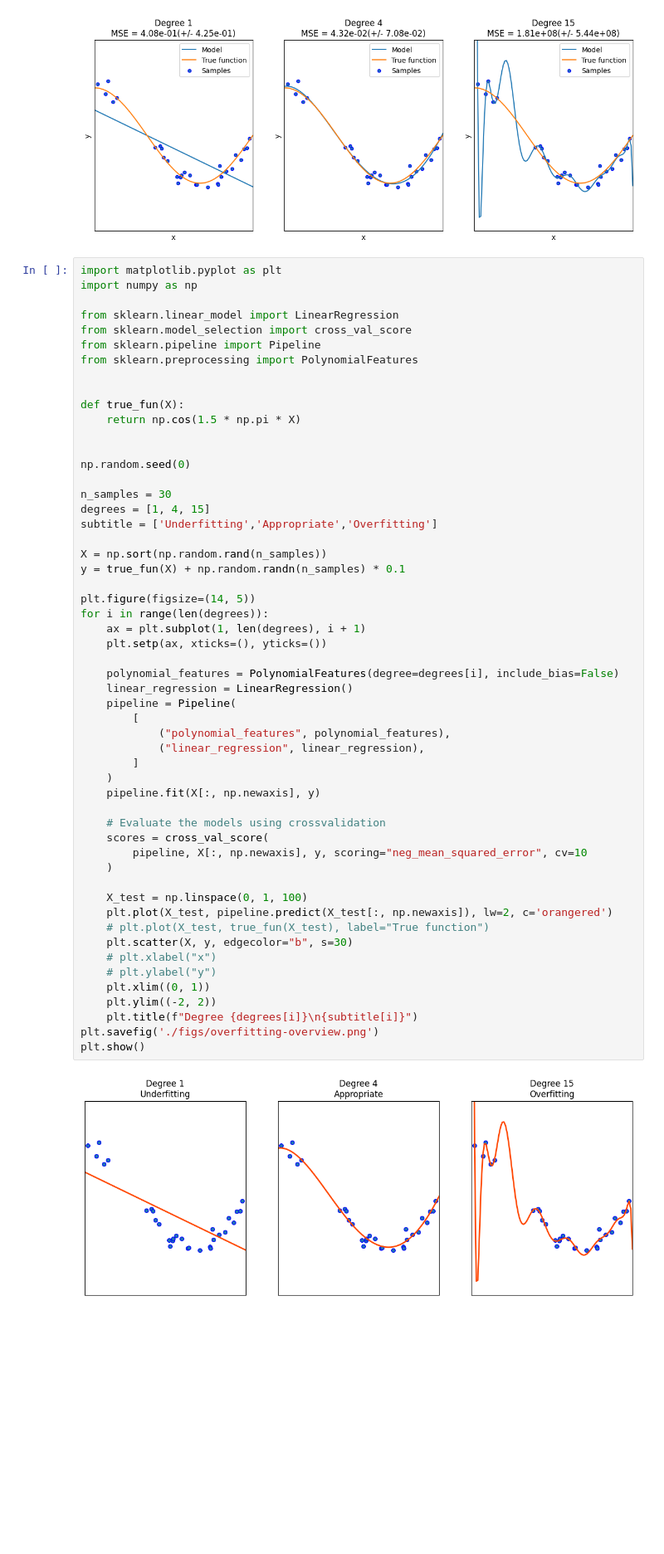
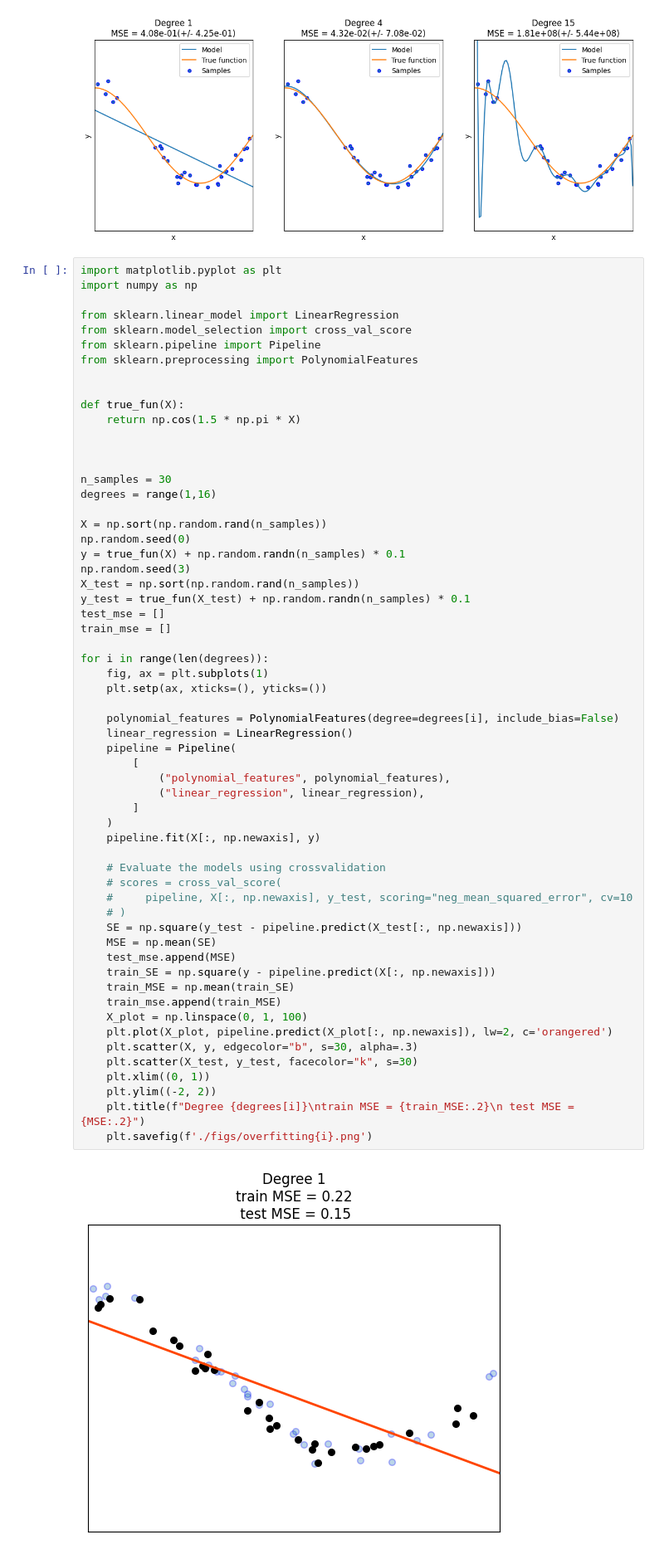
Before and after one commit to ptresson/overfitting_sampling_presentation, a Jupyter notebook: plot_overfitting.ipynb, the cells around one changed output. Shown at 83% size. Cells and saved outputs as stored; diff of their text form; blank space fills up the shorter version.

Commit message:
plot overfitting at different steps

```diff
--- a/plot_overfitting.ipynb
+++ b/plot_overfitting.ipynb
@@ -71,49 +71,54 @@ from sklearn.pipeline import Pipeline
 from sklearn.preprocessing import PolynomialFeatures
 
 
 def true_fun(X):
     return np.cos(1.5 * np.pi * X)
 
 
-np.random.seed(0)
 
 n_samples = 30
-degrees = [1, 4, 15]
-subtitle = ['Underfitting','Appropriate','Overfitting']
+degrees = range(1,16)
 
 X = np.sort(np.random.rand(n_samples))
+np.random.seed(0)
 y = true_fun(X) + np.random.randn(n_samples) * 0.1
+np.random.seed(3)
+X_test = np.sort(np.random.rand(n_samples))
+y_test = true_fun(X_test) + np.random.randn(n_samples) * 0.1
+test_mse = []
+train_mse = []
 
-plt.figure(figsize=(14, 5))
 for i in range(len(degrees)):
-    ax = plt.subplot(1, len(degrees), i + 1)
+    fig, ax = plt.subplots(1)
     plt.setp(ax, xticks=(), yticks=())
 
     polynomial_features = PolynomialFeatures(degree=degrees[i], include_bias=False)
     linear_regression = LinearRegression()
     pipeline = Pipeline(
         [
             ("polynomial_features", polynomial_features),
             ("linear_regression", linear_regression),
         ]
     )
     pipeline.fit(X[:, np.newaxis], y)
 
     # Evaluate the models using crossvalidation
-    scores = cross_val_score(
-        pipeline, X[:, np.newaxis], y, scoring="neg_mean_squared_error", cv=10
-    )
-
-    X_test = np.linspace(0, 1, 100)
-    plt.plot(X_test, pipeline.predict(X_test[:, np.newaxis]), lw=2, c='orangered')
-    # plt.plot(X_test, true_fun(X_test), label="True function")
-    plt.scatter(X, y, edgecolor="b", s=30)
-    # plt.xlabel("x")
-    # plt.ylabel("y")
+    # scores = cross_val_score(
+    #     pipeline, X[:, np.newaxis], y_test, scoring="neg_mean_squared_error", cv=10
+    # )
+    SE = np.square(y_test - pipeline.predict(X_test[:, np.newaxis]))
+    MSE = np.mean(SE)
+    test_mse.append(MSE)
+    train_SE = np.square(y - pipeline.predict(X[:, np.newaxis]))
+    train_MSE = np.mean(train_SE)
+    train_mse.append(train_MSE)
+    X_plot = np.linspace(0, 1, 100)
+    plt.plot(X_plot, pipeline.predict(X_plot[:, np.newaxis]), lw=2, c='orangered')
+    plt.scatter(X, y, edgecolor="b", s=30, alpha=.3)
+    plt.scatter(X_test, y_test, facecolor="k", s=30)
     plt.xlim((0, 1))
     plt.ylim((-2, 2))
-    plt.title(f"Degree {degrees[i]}\n{subtitle[i]}")
-plt.savefig('./figs/overfitting-overview.png')
-plt.show()
+    plt.title(f"Degree {degrees[i]}\ntrain MSE = {train_MSE:.2}\n test MSE = {MSE:.2}")
+    plt.savefig(f'./figs/overfitting{i}.png')
 # %% [output]
-[figure, old version]
+[figure, new version]
```
Also changed, not shown: parts of 2 cells of this notebook, 16 other files.
